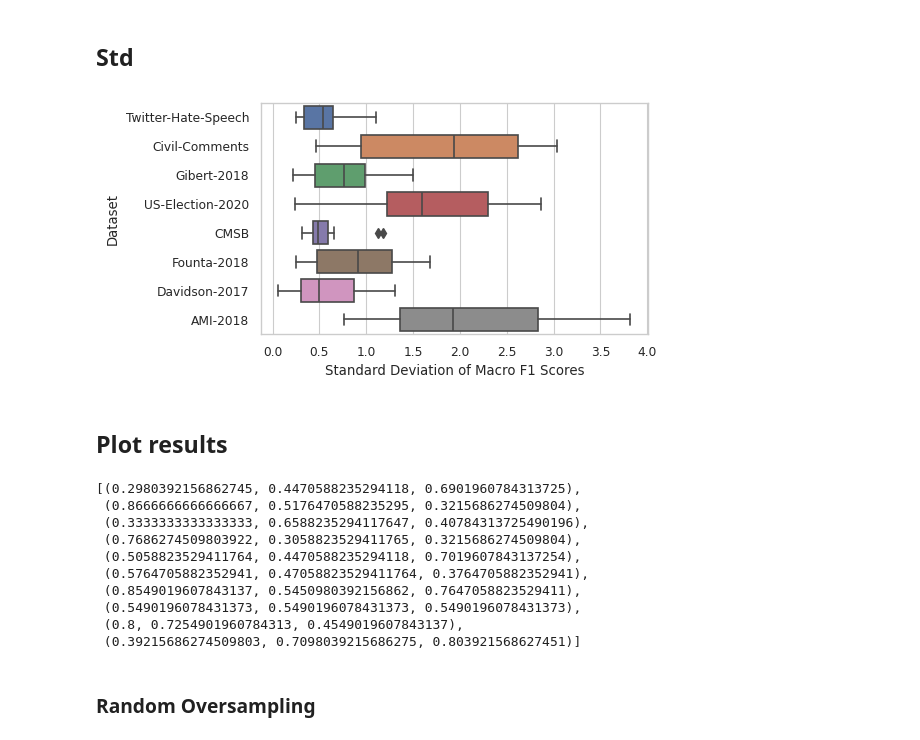
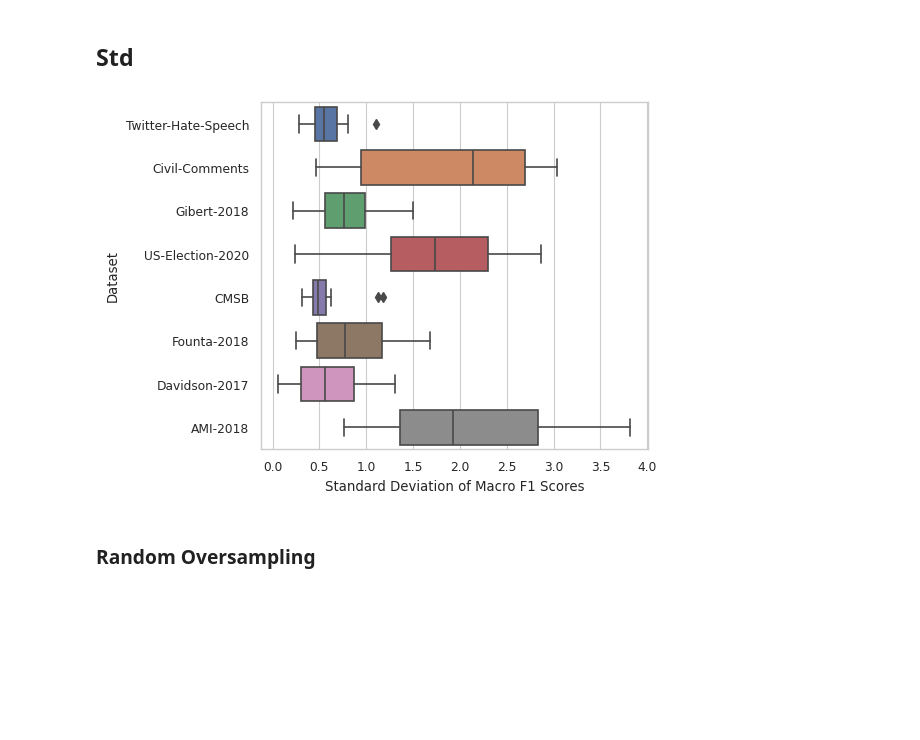
Before and after one commit to zhangyaqi20/imbalanced_text_classification, a Jupyter notebook: extract_mlflow_results.ipynb, the cells around one changed output. Cells and saved outputs as stored; diff of their text form; code cells hidden in the pictures; blank space fills up the shorter version.

Commit message:
More results

```diff
--- a/extract_mlflow_results.ipynb
+++ b/extract_mlflow_results.ipynb
@@ -146,8 +162,20 @@ def get_best_epoch_by_run_id(data_dir, run_id):
     epoch = ast.literal_eval(ckpt.split("epoch=")[1][1:2])
     return epoch
 
+data2log_dir = {'twitter-hate-speech-tsa': './logs',
+                 'civil-comments': '/mounts/data/proj/zhangyaq/logs',
+                 'civil-comments-20k': '/mounts/data/proj/zhangyaq/logs',
+                 'civil-comments-40k': '/mounts/data/proj/zhangyaq/logs',
+                 'civil-comments-5k-7p5': '/mounts/data/proj/zhangyaq/logs',
+                 'gibert-2018-shs': './logs',
+                 'us-election-2020': '/mounts/data/proj/zhangyaq/logs',
+                 'cmsb-tsd': '/mounts/data/proj/zhangyaq/logs',
+                 'founta-2018-thas': './logs',
+                 'davidson-thon': './logs',
+                 'ami': '/mounts/data/proj/zhangyaq/logs'}
+
 def get_log_by_data_name(data_name):
-    data_runs_dir = f'./logs/{data_name}/'
+    data_runs_dir = f'{data2log_dir[data_name]}/{data_name}/'
     run_ids = os.listdir(data_runs_dir)
     rows = []
     for run_id in run_ids:
@@ -185,14 +213,24 @@ def aggregate_results(data_name, writer):
     #  - change metric to be 00.00
     for metric in metrics_cols + ['test_f1_macro_std']:
         df_seeds_mean[metric] = df_seeds_mean[metric].apply(lambda x: ast.literal_eval("{0:.2f}".format(x*100)))
-
-    #  - re-order the columns
+    def convert_str2number(x):
+        if type(x) == str and x != "-":
+            return ast.literal_eval(x)
+        else:
+            return x
+    for var in variant_cols[1:-1]:
+        df_seeds_mean[var] = df_seeds_mean[var].apply(lambda x: convert_str2number(x))
     df_seeds_mean.loc[:, "size"] = [data2size[data_name]] * len(df_seeds_mean)
     df_seeds_mean.loc[:, "distribution"] = [data2distribution[data_name]] * len(df_seeds_mean)
     df_seeds_mean.loc[:, "rho"] = [data2rho[data_name]] * len(df_seeds_mean)
-
+    #  - re-order the columns
     df_seeds_mean = df_seeds_mean[cols_seeds_mean]
+    if data_name == "founta-2018-thas":
+        df_seeds_mean = df_seeds_mean[~((df_seeds_mean["data_name"] == data_name) & (df_seeds_mean["variant"] == "augmentation_external_data"))]
+        df_seeds_mean.loc[(df_seeds_mean["data_name"] == data_name) & (df_seeds_mean["variant"] == "augmentation_external_data_oversampling"), "variant"] = "augmentation_external_data"
+        df_seeds_mean = df_seeds_mean[~((df_seeds_mean["data_name"] == data_name) & (df_seeds_mean["variant"] == "augmentation_external_data_oversampling"))]
     df_seeds_mean.to_excel(writer, sheet_name=f"{data_name}_seeds-mean")
+    df_seeds_mean = df_seeds_mean[df_seeds_mean["variant"].isin(check_variants)]
     df_val_f1_max = df_seeds_mean.loc[df_seeds_mean.groupby(["variant"])['val_f1_macro'].idxmax()].reset_index(drop=True)
     return df, df_seeds_mean, df_val_f1_max
 # %%
@@ -250,0 +299,8 @@ df_table
+# %%
+df_all_agg_results = df_all_agg_results[df_all_agg_results["variant"].isin(['augmentation_abusive_lexicon',
+        'augmentation_external_data_preprocessing', 'baseline', 'fl',
+        'sampling_modifiedRS_oversampling',
+        'sampling_modifiedRS_undersampling', 'th'])]
+df_all_agg_results = df_all_agg_results.sort_values(by=['data_name', 'test_f1_macro']).reset_index(drop=True)
+# df_all_agg_results.variant.unique()
+df_all_agg_results.to_csv(f"results/agg_{results_name}.csv", index=False)
@@ -251,15 +326,13 @@ df_table
 # %% [markdown]
 ## Std
 # %%
-fig, ax = plt.subplots(figsize=(5,3))
+fig, ax = plt.subplots(figsize=(5,4.5))#
 df_std = df_all_agg_results[["data_name", "test_f1_macro_std"]]
 df_std = df_std.rename({"data_name":"Dataset", "test_f1_macro_std":"Standard Deviation of Macro F1 Scores"}, axis=1)
 df_std["Dataset"] = df_std['Dataset'].map(data_name_orig2display)
 data_order = [data_name_orig2display[data_name] for data_name in data_names]
 sns.boxplot(x="Standard Deviation of Macro F1 Scores", y="Dataset", data=df_std, order=data_order)
-ax.set_xticks([0,0.5,1.0,1.5,2.0,2.5,3.0,3.5,4.0])
-ax.figure.savefig('std_distribution.svg', dpi=600, bbox_inches="tight")
+# ax.set_xticks([0,0.5,1.0,1.5,2.0,2.5,3.0,3.5,4.0])
+ax.figure.savefig('results/all_std_distribution.svg', dpi=600, bbox_inches="tight")
 # %% [output]
-[figure, old version]
+[figure, new version]
-# %% [markdown]
-## Plot results
@@ -271,16 +339,3 @@ sns.set_context("paper")
-# %%
-sns.color_palette()
-# %% [output]
-[(0.2980392156862745, 0.4470588235294118, 0.6901960784313725),
- (0.8666666666666667, 0.5176470588235295, 0.3215686274509804),
- (0.3333333333333333, 0.6588235294117647, 0.40784313725490196),
- (0.7686274509803922, 0.3058823529411765, 0.3215686274509804),
- (0.5058823529411764, 0.4470588235294118, 0.7019607843137254),
- (0.5764705882352941, 0.47058823529411764, 0.3764705882352941),
- (0.8549019607843137, 0.5450980392156862, 0.7647058823529411),
- (0.5490196078431373, 0.5490196078431373, 0.5490196078431373),
- (0.8, 0.7254901960784313, 0.4549019607843137),
- (0.39215686274509803, 0.7098039215686275, 0.803921568627451)]
 # %% [markdown]
 ### Random Oversampling
 # %% [markdown]
```
Also changed, not shown: parts of 30 cells of this notebook, 21 other files.
